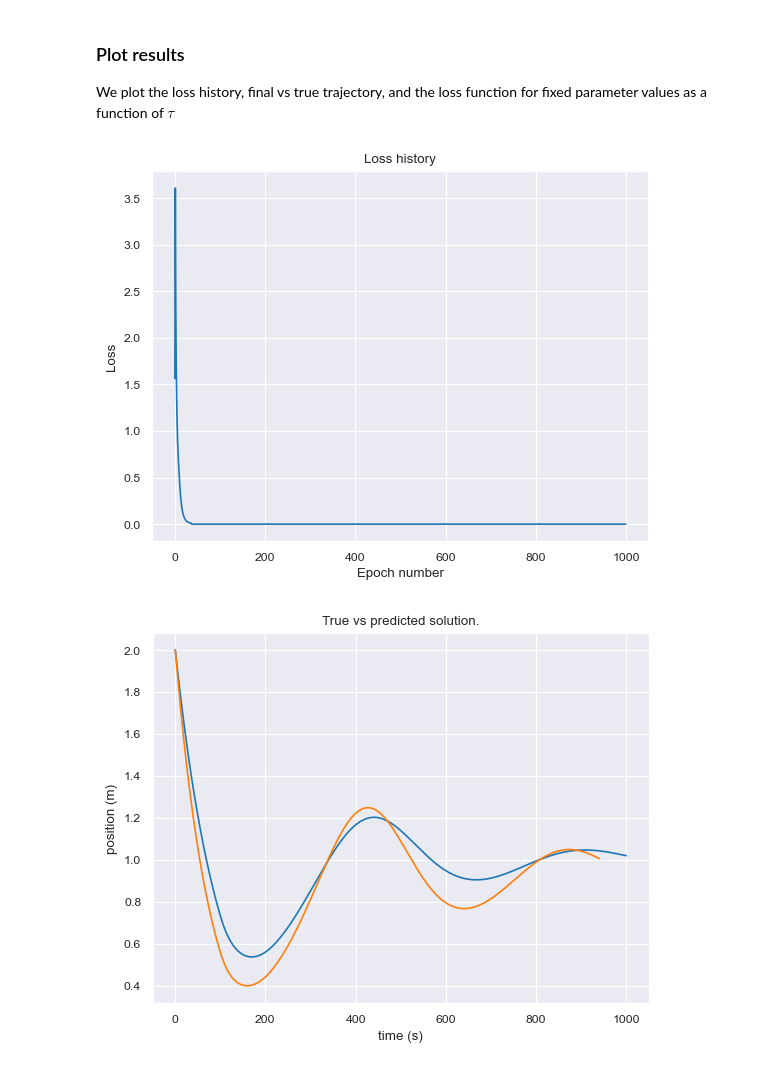
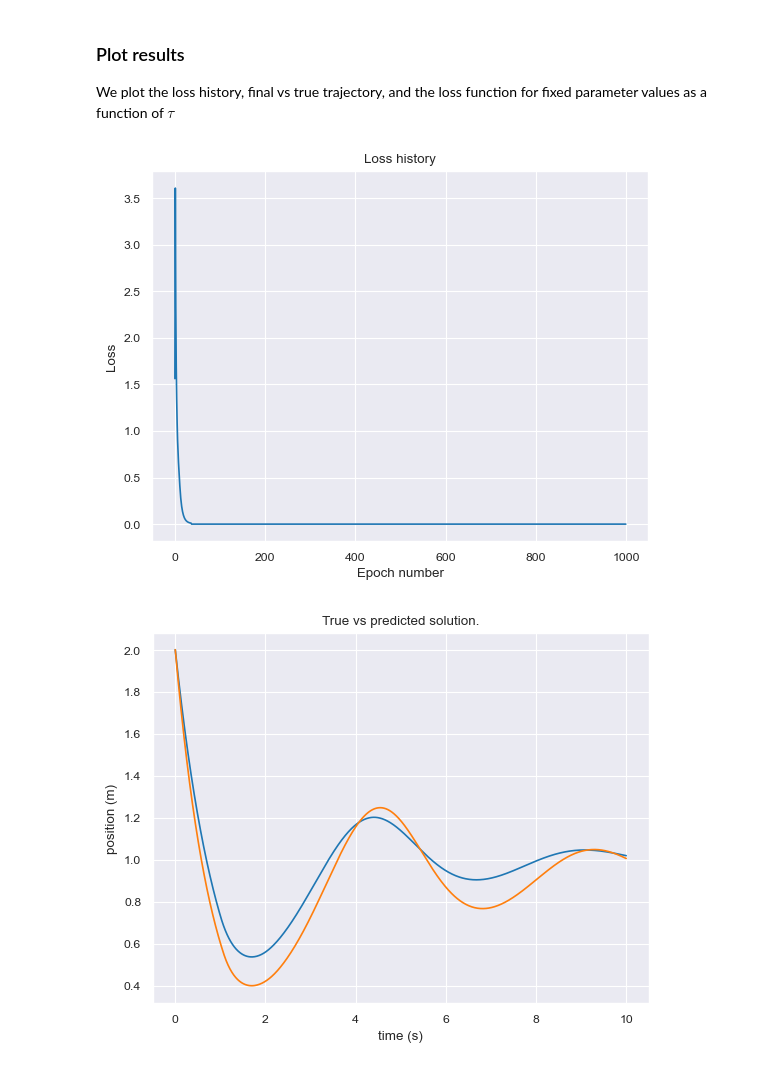
Before and after one commit to punkduckable/NDDE, a Jupyter notebook: NDDE_1D.ipynb, the cells around one changed output. Saved outputs shown, nothing was run; the diff lists cells and outputs as text; code cells hidden in the pictures.

```diff
--- a/NDDE_1D.ipynb
+++ b/NDDE_1D.ipynb
@@ -46,13 +53,13 @@ F_True          = MODEL(c_0 = 1.0, c_1 = 1.0);
 x_0_True        = torch.tensor([2.0]);
 tau_True        = torch.tensor(1.0);
 T_True          = torch.tensor(10.0);
-x_trajectory_True, t_trajectory_True  = DDE_Solver(F = F_True, x_0 = x_0_True, tau = tau_True, T = T_True);
+x_Trajectory_True, t_Trajectory_True  = DDE_Solver(F = F_True, x_0 = x_0_True, tau = tau_True, T = T_True);
 
 # Now, plot the true trajectory.
 seaborn.set_context(context     = "paper");
 seaborn.set_style(  style       = "darkgrid");
 palette : str = "winter";
-seaborn.lineplot(x = t_trajectory_True.detach().numpy(), y = x_trajectory_True.reshape(-1).detach().numpy(), palette = palette);
+seaborn.lineplot(x = t_Trajectory_True.detach().numpy(), y = x_Trajectory_True.reshape(-1).detach().numpy(), palette = palette);
 plt.xlabel("time (s)");
 plt.ylabel("position (m)");
 plt.title("True solution");
@@ -120,8 +155,9 @@ We plot the loss history, final vs true trajectory, and the loss function for fi
 # %%
 ####################################################################################################
 # Lost loss history
+
 plt.figure(0);
-plt.plot(Loss_History.detach().numpy());
+plt.plot(History_Dict["Loss"].detach().numpy());
 plt.xlabel("Epoch number");
 plt.ylabel("Loss");
 plt.title("Loss history");
@@ -129,44 +165,47 @@ plt.title("Loss history");
 
 
 ####################################################################################################
-# Plot final trajectories
+# Plot true, final trajectory
+
 plt.figure(1);
-plt.plot(x_trajectory_True[0].detach().numpy(), label = "true");
-plt.plot(Final_Predicted_Trajectory[0].detach().numpy(), label = "discovered");
+plt.plot(t_Trajectory_True, x_Trajectory_True[0].detach().numpy(),      label = "true");
+plt.plot(t_Values_np,       Predicted_Trajectory[0].detach().numpy(),   label = "discovered");
 plt.xlabel("time (s)");
 plt.ylabel("position (m)");
 plt.title("True vs predicted solution.");
 
 
 
 ####################################################################################################
 # Plot loss as a function of tau
 
 # Build initial model
 G : MODEL = MODEL(c_0 = 1.0, c_1 = 1.0);
 
 # Set up a grid of tau values. We will find the loss at each one.
 N_Steps : int = 100;
 grid_tau = torch.linspace(0.1, 2.1, steps = N_Steps, requires_grad = True);
-loss_tau = torch.zeros(N_Steps);
+Loss_tau = torch.zeros(N_Steps);
 
 for i in range(N_Steps):
     # Find predictions for ith tau value.
     Predictions_i : torch.Tensor = DDE_Solver(G, x_0, grid_tau[i], T)[0];
 
     # Interpolate true solution on the time step grid for this solution.
-    N_i : int = Predictions_i.shape[1];
-    Targets_i = Interpolate_Trajectory(x_trajectory_True, t_trajectory_True, N_i);
+    N_i                 : int           = Predictions_i.shape[1];
+    x_Interp                            = interpolate.interp1d(t_Trajectory_True.detach().numpy(), x_Trajectory_True.detach().numpy());
+    t_Values            : numpy.ndarray = numpy.linspace(start = 0, stop = T.item(), num = N_i);
+    Targets_i           : torch.Tensor  = torch.from_numpy(x_Interp(t_Values));
 
     # Compute loss
-    loss_tau[i] = Loss_Fn(Predictions_i, Targets_i, grid_tau[i]);
+    Loss_tau[i] = Loss_Fn(Predictions_i, Targets_i, grid_tau[i]);
 
 # Plot!
 plt.figure(2);
-seaborn.lineplot(x = grid_tau.detach().numpy(), y = loss_tau.detach().numpy());
+seaborn.lineplot(x = grid_tau.detach().numpy(), y = Loss_tau.detach().numpy());
 plt.xlabel("tau");
-plt.ylabel("loss");
+plt.ylabel("Loss");
 # %% [output]
 [figure]
-[figure, old version]
+[figure, new version]
 [figure]
```
Also changed, not shown: parts of 11 cells of this notebook, 3 other files.
